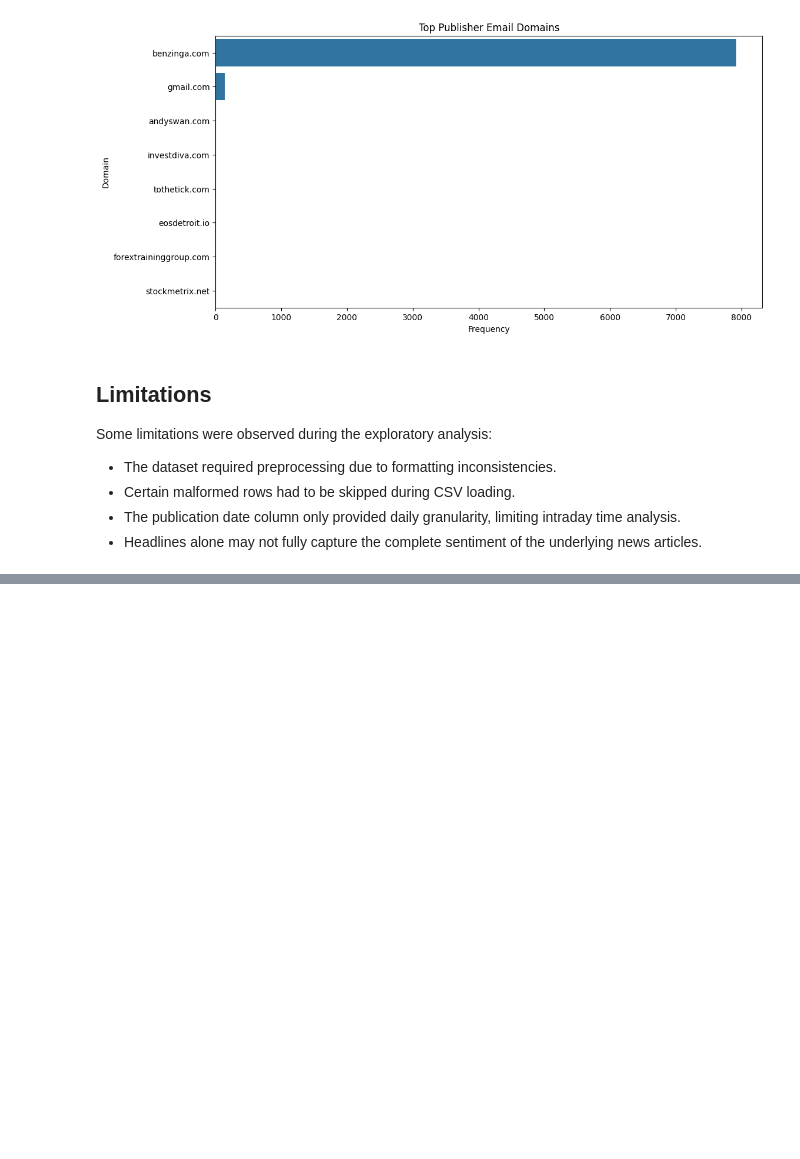
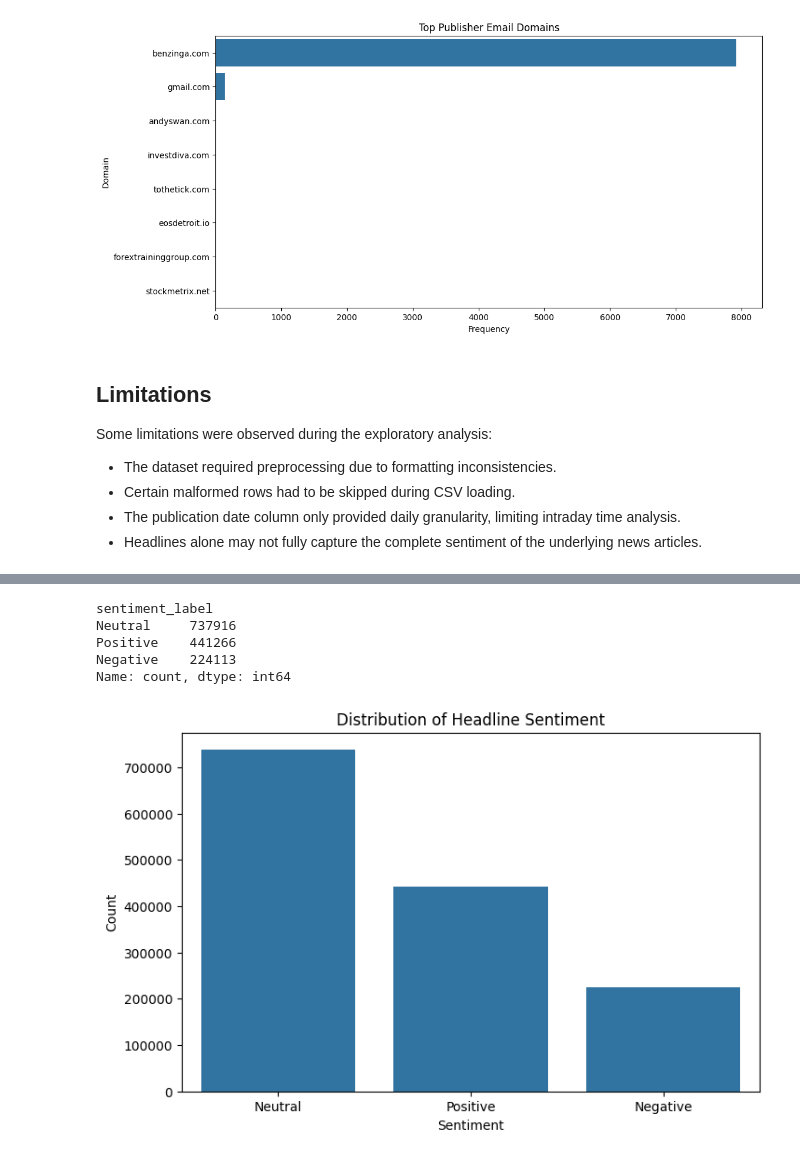
Before and after one commit to Viv-la/news-sentiment-analysis, a Jupyter notebook: notebooks/news_EDA.ipynb, the cells around one changed output, grey strips where cells are left out. Drawn from its saved outputs; the diff is of its cells as text; code cells hidden in the pictures; blank space fills up the shorter version.

Commit message:
feat: add sentiment analysis preview and stock sentiment insights

```diff
--- a/notebooks/news_EDA.ipynb
+++ b/notebooks/news_EDA.ipynb
@@ -540,0 +543,6 @@ Some limitations were observed during the exploratory analysis:
+# %%
+analyzer = SentimentIntensityAnalyzer()
+# %%
+news_df["sentiment_score"] = news_df["headline"].apply(
+    lambda x: analyzer.polarity_scores(str(x))["compound"]
+)
@@ -540,0 +566,38 @@ Some limitations were observed during the exploratory analysis:
+# %%
+def classify_sentiment(score):
+
+    if score > 0.05:
+        return "Positive"
+
+    elif score < -0.05:
+        return "Negative"
+
+    else:
+        return "Neutral"
+# %%
+news_df["sentiment_label"] = news_df["sentiment_score"].apply(
+    classify_sentiment
+)
+# %%
+news_df["sentiment_label"].value_counts()
+# %% [output]
+sentiment_label
+Neutral     737916
+Positive    441266
+Negative    224113
+Name: count, dtype: int64
+# %%
+plt.figure(figsize=(8,5))
+
+sns.countplot(
+    data=news_df,
+    x="sentiment_label"
+)
+
+plt.title("Distribution of Headline Sentiment")
+plt.xlabel("Sentiment")
+plt.ylabel("Count")
+
+plt.show()
+# %% [output]
+[figure, added]
```
Also changed, not shown: parts of 5 cells of this notebook.
